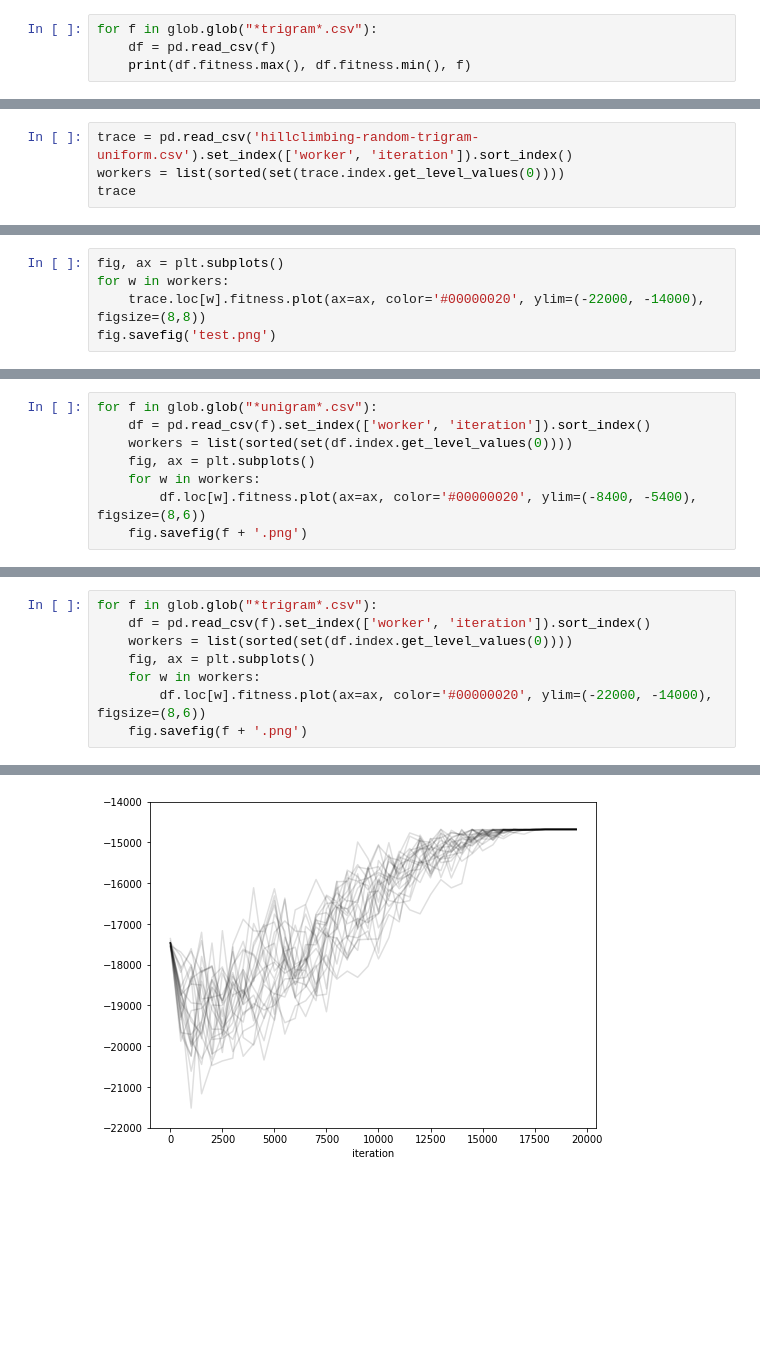
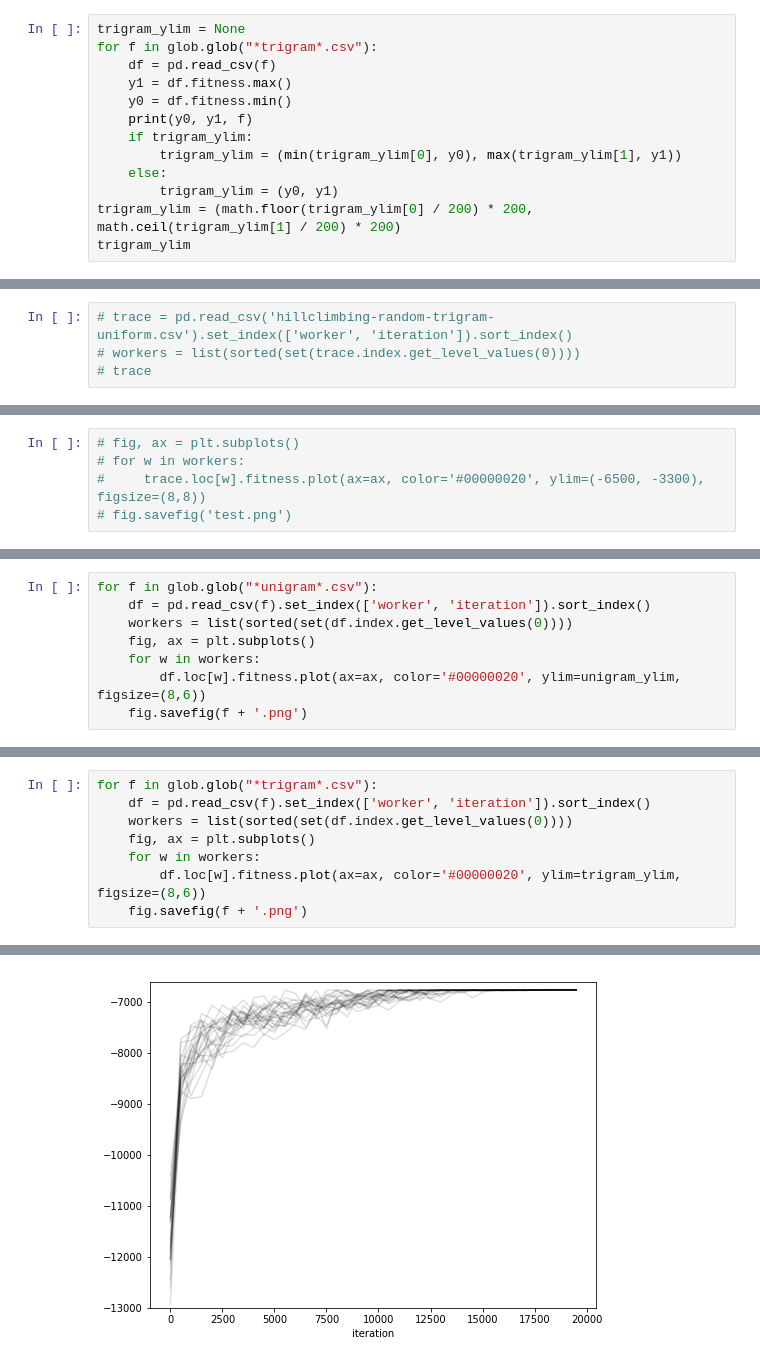
Before and after one commit to NeilNjae/cipher-tools, a Jupyter notebook: hillclimbing-results/hillclimbing-results.ipynb, the cells around one changed output, grey strips where cells are left out. Drawn from its saved outputs; the diff is of its cells as text; blank space fills up the shorter version.

```diff
--- a/hillclimbing-results/hillclimbing-results.ipynb
+++ b/hillclimbing-results/hillclimbing-results.ipynb
@@ -16,5 +31,14 @@ for f in glob.glob("*unigram*.csv"):
 # %%
+trigram_ylim = None
 for f in glob.glob("*trigram*.csv"):
     df = pd.read_csv(f)
-    print(df.fitness.max(), df.fitness.min(), f)
+    y1 = df.fitness.max()
+    y0 = df.fitness.min()
+    print(y0, y1, f)
+    if trigram_ylim:
+        trigram_ylim = (min(trigram_ylim[0], y0), max(trigram_ylim[1], y1))
+    else:
+        trigram_ylim = (y0, y1)
+trigram_ylim = (math.floor(trigram_ylim[0] / 200) * 200, math.ceil(trigram_ylim[1] / 200) * 200)
+trigram_ylim
 # %% [output]
@@ -27,4 +55,4 @@ for f in glob.glob("*trigram*.csv"):
 # %%
-trace = pd.read_csv('hillclimbing-random-trigram-uniform.csv').set_index(['worker', 'iteration']).sort_index()
-workers = list(sorted(set(trace.index.get_level_values(0))))
-trace
+# trace = pd.read_csv('hillclimbing-random-trigram-uniform.csv').set_index(['worker', 'iteration']).sort_index()
+# workers = list(sorted(set(trace.index.get_level_values(0))))
+# trace
@@ -51,5 +61,5 @@ trace
 # %%
-fig, ax = plt.subplots()
-for w in workers:
-    trace.loc[w].fitness.plot(ax=ax, color='#00000020', ylim=(-22000, -14000), figsize=(8,8))
-fig.savefig('test.png')
+# fig, ax = plt.subplots()
+# for w in workers:
+#     trace.loc[w].fitness.plot(ax=ax, color='#00000020', ylim=(-6500, -3300), figsize=(8,8))
+# fig.savefig('test.png')
@@ -61,6 +69,6 @@ for f in glob.glob("*unigram*.csv"):
     workers = list(sorted(set(df.index.get_level_values(0))))
     fig, ax = plt.subplots()
     for w in workers:
-        df.loc[w].fitness.plot(ax=ax, color='#00000020', ylim=(-8400, -5400), figsize=(8,6))
+        df.loc[w].fitness.plot(ax=ax, color='#00000020', ylim=unigram_ylim, figsize=(8,6))
     fig.savefig(f + '.png')
 # %% [output]
@@ -72,6 +80,6 @@ for f in glob.glob("*trigram*.csv"):
     workers = list(sorted(set(df.index.get_level_values(0))))
     fig, ax = plt.subplots()
     for w in workers:
-        df.loc[w].fitness.plot(ax=ax, color='#00000020', ylim=(-22000, -14000), figsize=(8,6))
+        df.loc[w].fitness.plot(ax=ax, color='#00000020', ylim=trigram_ylim, figsize=(8,6))
     fig.savefig(f + '.png')
 # %% [output]
@@ -80 +88 @@ for f in glob.glob("*trigram*.csv"):
-[figure, old version]
+[figure, new version]
```
Also changed, not shown: parts of 9 cells of this notebook, 43 other files.
